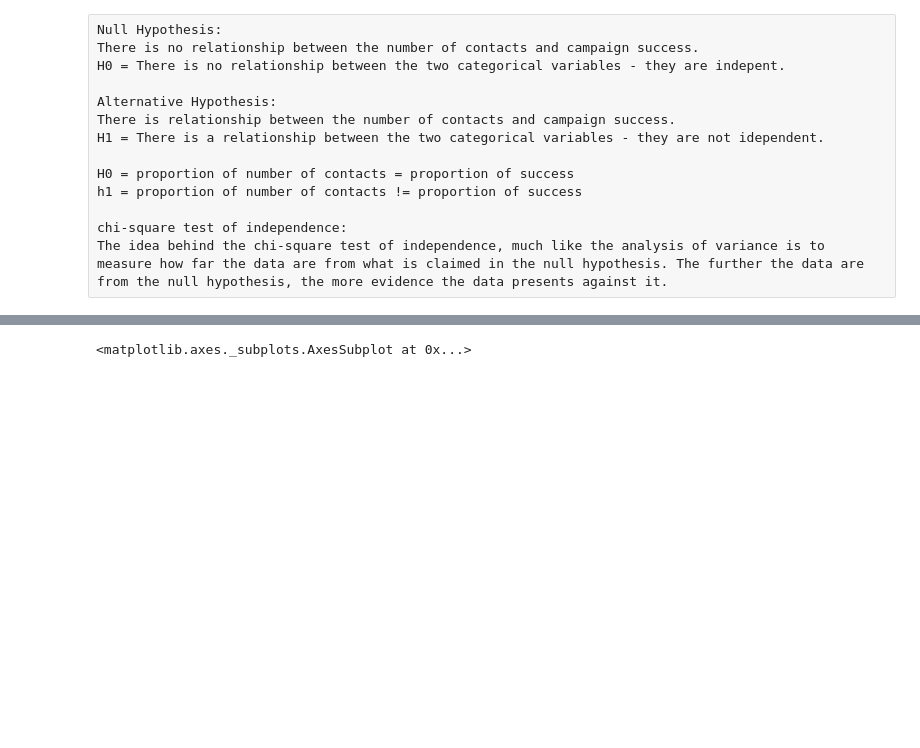
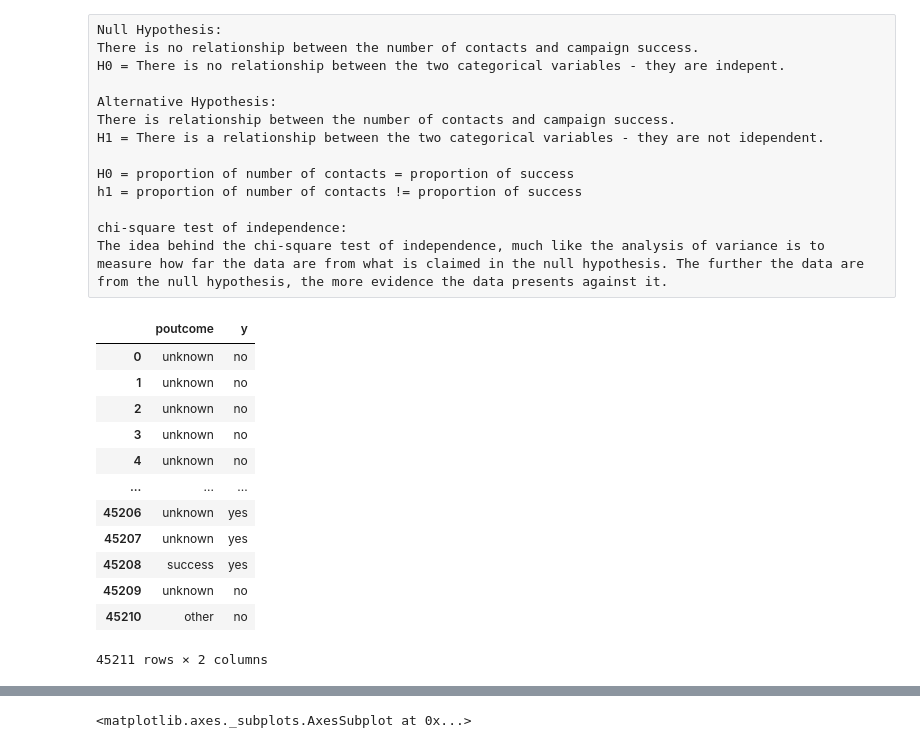
Before and after one commit to Sidon/dmcpbi, a Jupyter notebook: previous.ipynb, the cells around one changed output, grey strips where cells are left out. Saved outputs shown, nothing was run; the diff lists cells and outputs as text; code cells hidden in the pictures; blank space fills up the shorter version.

```diff
--- a/success.ipynb
+++ b/previous.ipynb
@@ -41,0 +34,16 @@ data1 = data1[data1['tt_contacts']<q]
+# %%
+data1
+# %% [output]
+|  | poutcome | y |
+| 0 | unknown | no |
+| 1 | unknown | no |
+| 2 | unknown | no |
+| 3 | unknown | no |
+| 4 | unknown | no |
+| ... | ... | ... |
+| 45206 | unknown | yes |
+| 45207 | unknown | yes |
+| 45208 | success | yes |
+| 45209 | unknown | no |
+| 45210 | other | no |
+45211 rows × 2 columns
```
Also changed, not shown: parts of 7 cells of this notebook, 3 other files.
